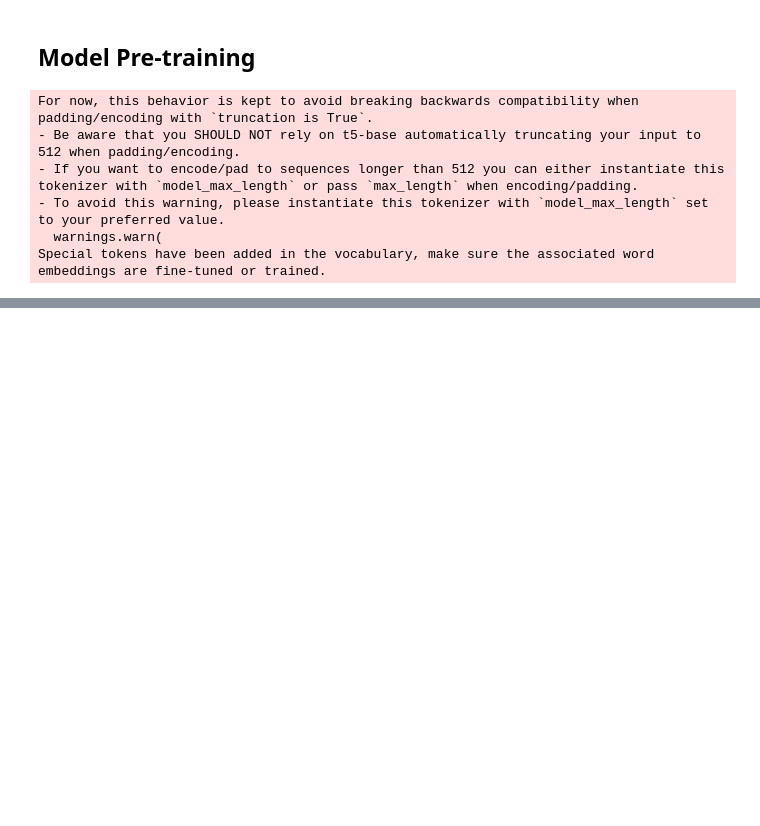
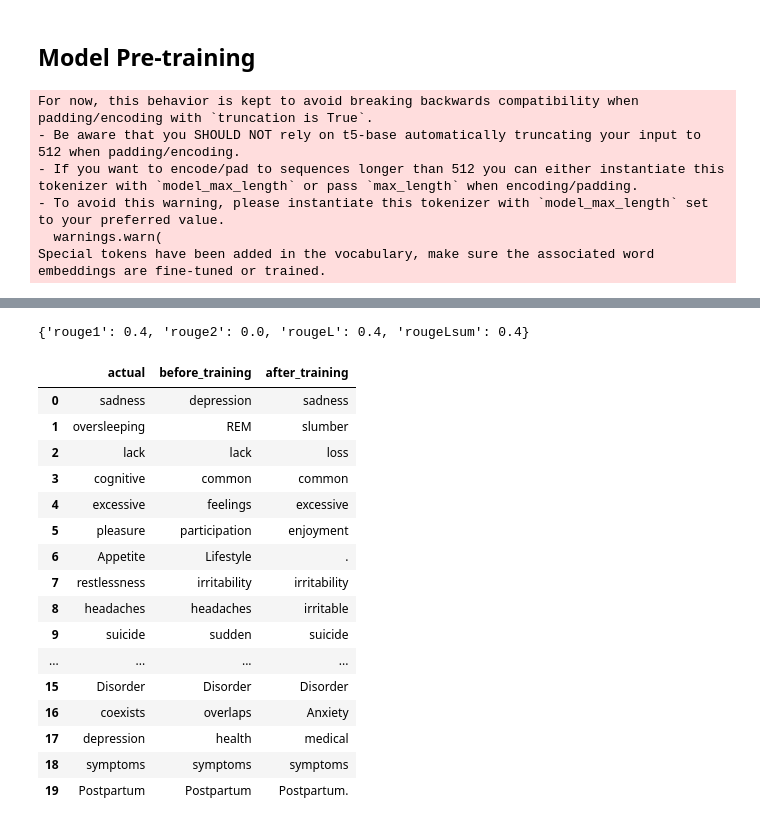
Before and after one commit to ChaitaliV/generative-explanation, a Jupyter notebook: unsupervised_pretraining.ipynb, the cells around one changed output, grey strips where cells are left out. Saved outputs shown, nothing was run; the diff lists cells and outputs as text; code cells hidden in the pictures; blank space fills up the shorter version.

```diff
--- a/unsupervised_pretraining.ipynb
+++ b/unsupervised_pretraining.ipynb
@@ -155,0 +366,29 @@ TypeError: ignored
+# %%
+trained_labels_list = eval_model(trained_model)
+# %%
+rouge = evaluate.load('rouge')
+results = rouge.compute(predictions= trained_labels_list,references=masks)
+print(results)
+# %% [output]
+{'rouge1': 0.4, 'rouge2': 0.0, 'rougeL': 0.4, 'rougeLsum': 0.4}
+# %%
+compare_words = pd.DataFrame({'actual':masks, 'before_training': labels_list,'after_training':trained_labels_list})
+compare_words
+# %% [output]
+|  | actual | before_training | after_training |
+| 0 | sadness | depression | sadness |
+| 1 | oversleeping | REM | slumber |
+| 2 | lack | lack | loss |
+| 3 | cognitive | common | common |
+| 4 | excessive | feelings | excessive |
+| 5 | pleasure | participation | enjoyment |
+| 6 | Appetite | Lifestyle | . |
+| 7 | restlessness | irritability | irritability |
+| 8 | headaches | headaches | irritable |
+| 9 | suicide | sudden | suicide |
+| ... | ... | ... | ... |
+| 15 | Disorder | Disorder | Disorder |
+| 16 | coexists | overlaps | Anxiety |
+| 17 | depression | health | medical |
+| 18 | symptoms | symptoms | symptoms |
+| 19 | Postpartum | Postpartum | Postpartum. |
```
Also changed, not shown: parts of 23 cells of this notebook.
